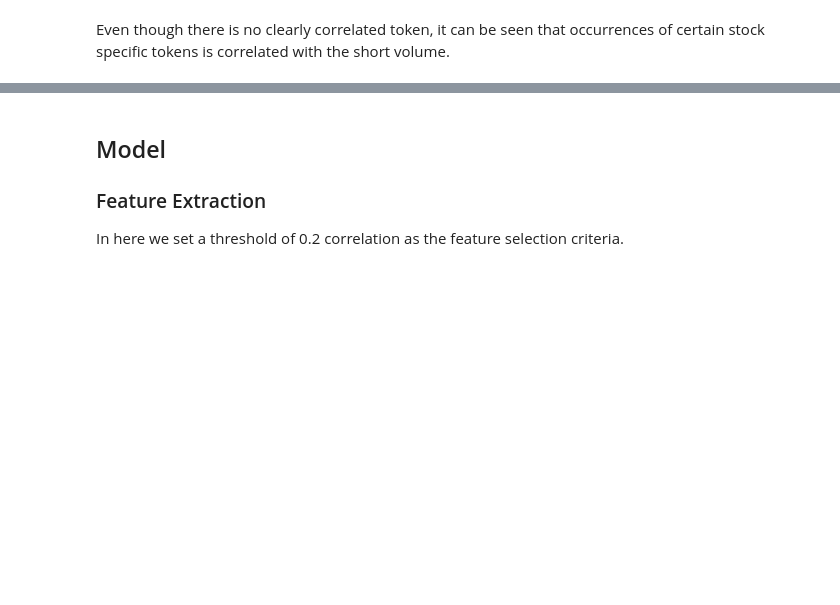
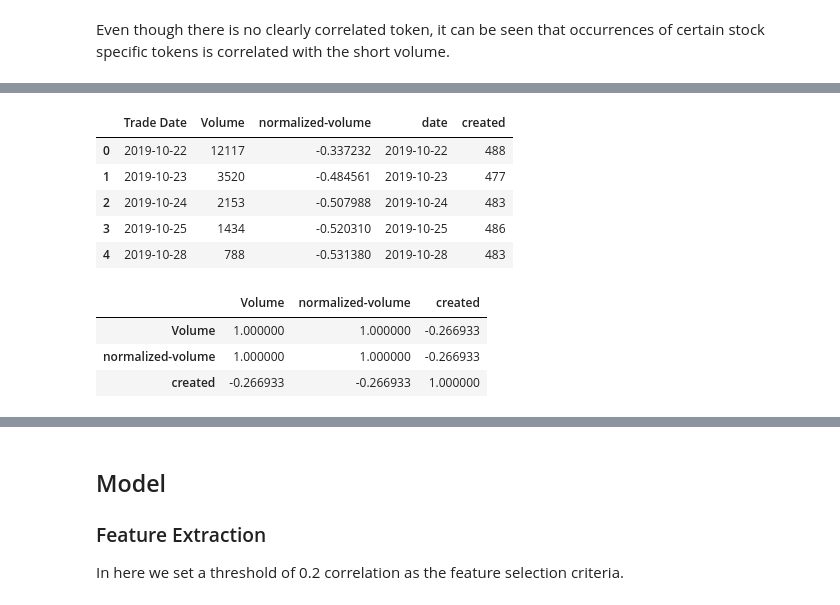
Before and after one commit to mahanama94/cs895-nlp, a Jupyter notebook: analysis.ipynb, the cells around one changed output, grey strips where cells are left out. Saved outputs shown, nothing was run; the diff lists cells and outputs as text; code cells hidden in the pictures; blank space fills up the shorter version.

```diff
--- a/analysis.ipynb
+++ b/analysis.ipynb
@@ -187,3 +187,7 @@ options_stock_token_df.corr()
 # %% [markdown]
 Even though there is no clearly correlated token, it can be seen that occurrences of certain
 stock specific tokens is correlated with the short volume.
+# %%
+unique_user_df = pd.read_csv("processed_data/unique-user-counts.csv")
+
+unique_user_df.head()
@@ -189,0 +201,18 @@ stock specific tokens is correlated with the short volume.
+# %%
+options_unique_user_df = options_df.merge(unique_user_df, left_on="Trade Date", right_on="date")
+
+options_unique_user_df.head()
+# %% [output]
+|  | Trade Date | Volume | normalized-volume | date | created |
+| 0 | 2019-10-22 | 12117 | -0.337232 | 2019-10-22 | 488 |
+| 1 | 2019-10-23 | 3520 | -0.484561 | 2019-10-23 | 477 |
+| 2 | 2019-10-24 | 2153 | -0.507988 | 2019-10-24 | 483 |
+| 3 | 2019-10-25 | 1434 | -0.520310 | 2019-10-25 | 486 |
+| 4 | 2019-10-28 | 788 | -0.531380 | 2019-10-28 | 483 |
+# %%
+options_unique_user_df.corr()
+# %% [output]
+|  | Volume | normalized-volume | created |
+| Volume | 1.000000 | 1.000000 | -0.266933 |
+| normalized-volume | 1.000000 | 1.000000 | -0.266933 |
+| created | -0.266933 | -0.266933 | 1.000000 |
```
Also changed, not shown: parts of 13 cells of this notebook.
